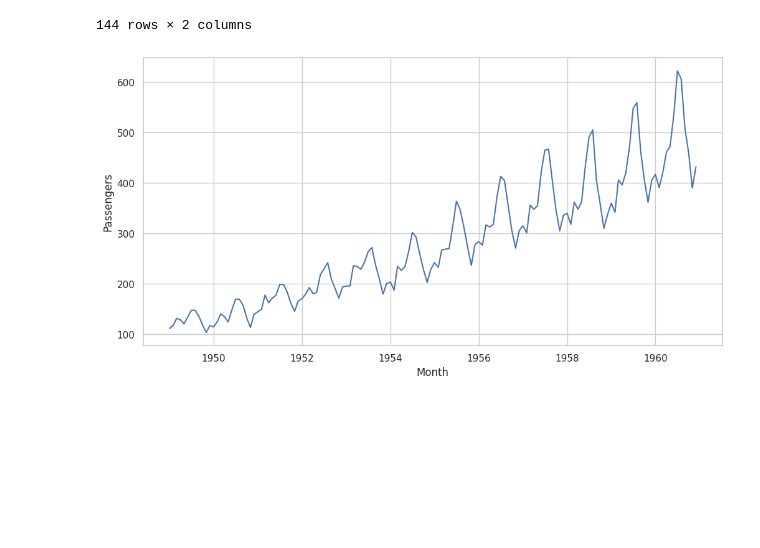
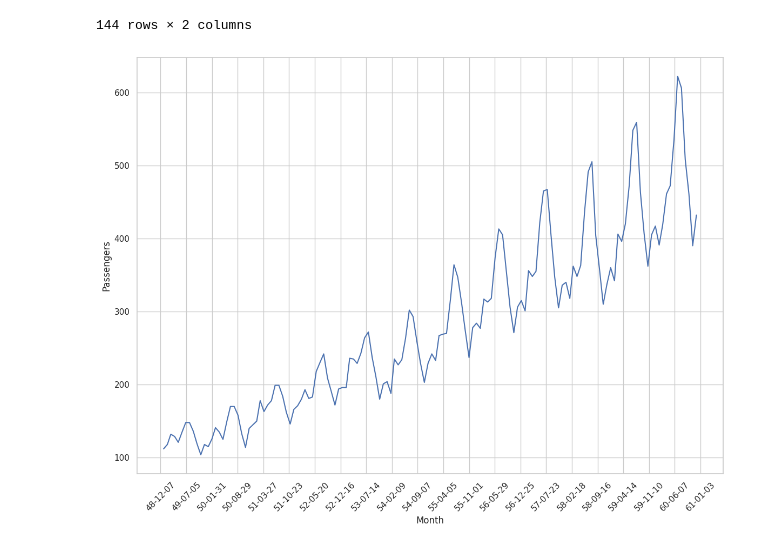
Before and after one commit to andvsilva/programming_school, a Jupyter notebook: notebooks/time-series/Lab_series_temp_2023_2.ipynb, the cells around one changed output. Drawn from its saved outputs; the diff is of its cells as text; code cells hidden in the pictures; blank space fills up the shorter version.

```diff
--- a/notebooks/time-series/Lab_series_temp_2023_2.ipynb
+++ b/notebooks/time-series/Lab_series_temp_2023_2.ipynb
@@ -74,8 +77,17 @@ passenger
 | 142 | 1960-11-01 | 390 |
 | 143 | 1960-12-01 | 432 |
 144 rows × 2 columns
-# %%
-fig, ax = plt.subplots(figsize = (12,6))
-fig = sns.lineplot(x='Month', y='Passengers', data=passenger, ax=ax)
-# %% [output]
-[figure, removed]
+# %%
+fig, ax = plt.subplots(figsize = (14,10))
+fig = sns.lineplot(x='Month', y='Passengers', data=passenger.sort_values('Month'), ax=ax)
+
+# Define the date format
+date_form = DateFormatter("%y-%m-%d")
+ax.xaxis.set_major_formatter(date_form)
+
+# Ensure a major tick for each week using (interval=1)
+ax.xaxis.set_major_locator(mdates.WeekdayLocator(interval=30))
+plt.xticks(rotation=45)
+plt.show()
+# %% [output]
+[figure, added]
```
Also changed, not shown: parts of 5 cells of this notebook.
